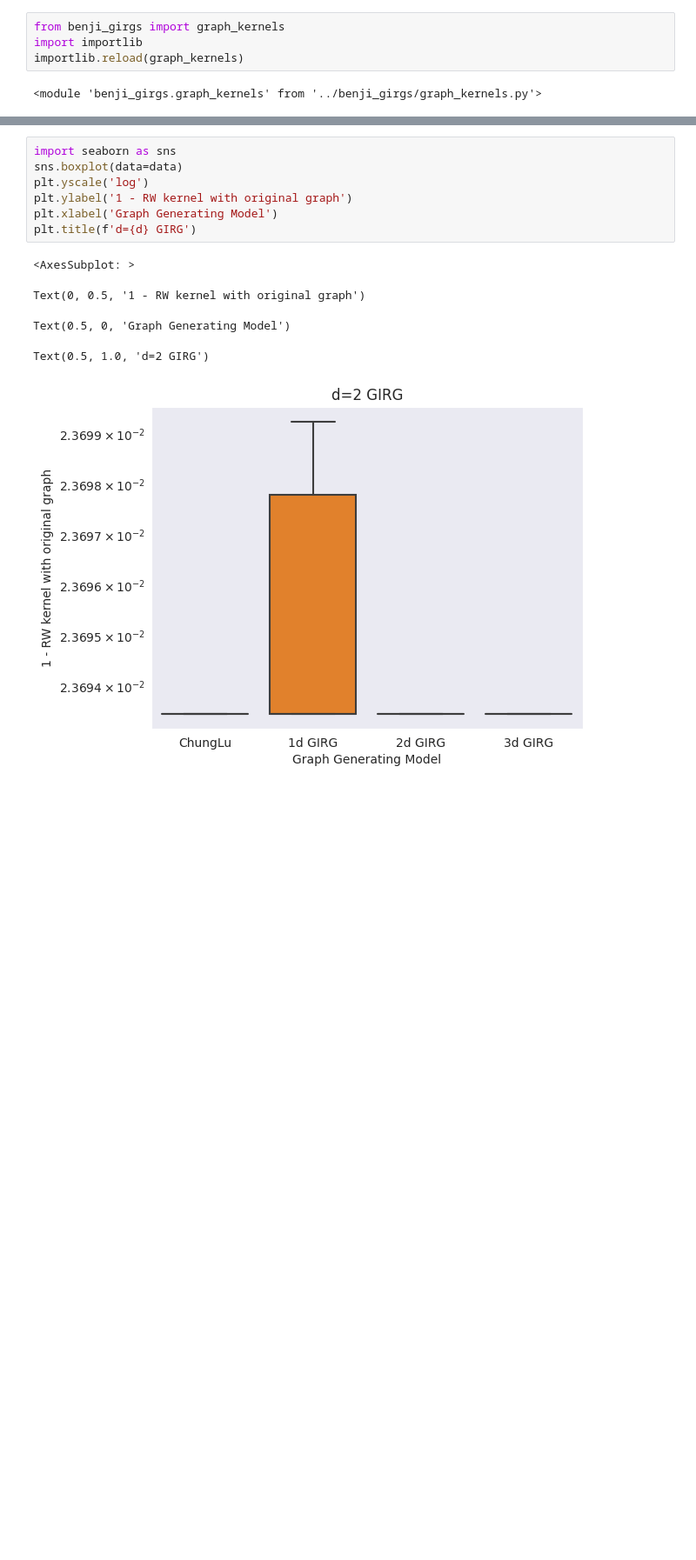
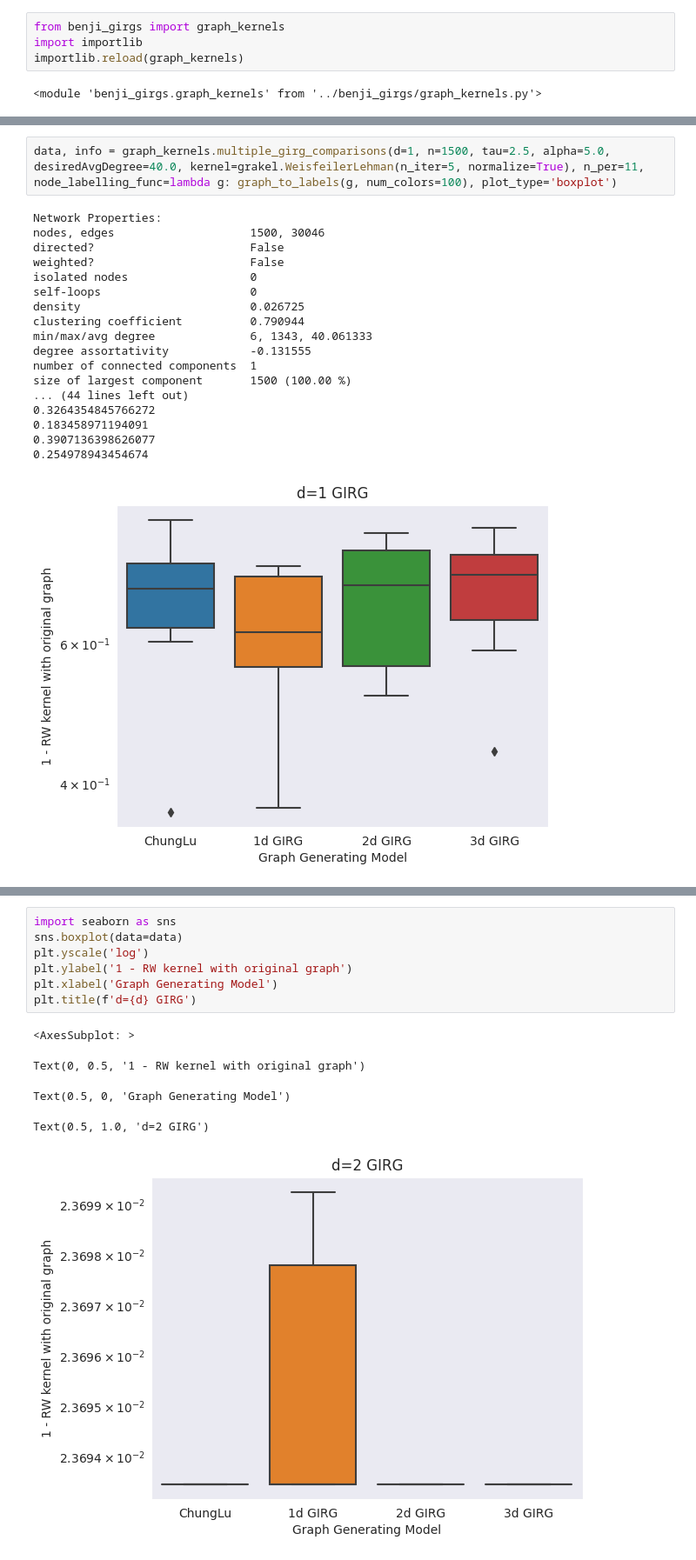
Before and after one commit to BenjiDayan/GIRGs, a Jupyter notebook: benji_src/notebooks/BIC8_graphkernels_speedier.ipynb, the cells around one changed output, grey strips where cells are left out. Shown at 87% size. Drawn from its saved outputs; the diff is of its cells as text; blank space fills up the shorter version.

```diff
--- a/benji_src/notebooks/BIC8_graphkernels_speedier.ipynb
+++ b/benji_src/notebooks/BIC8_graphkernels_speedier.ipynb
@@ -166 +139,22 @@ importlib.reload(graph_kernels)
+# %%
+data, info = graph_kernels.multiple_girg_comparisons(d=1, n=1500, tau=2.5, alpha=5.0, desiredAvgDegree=40.0, kernel=grakel.WeisfeilerLehman(n_iter=5, normalize=True), n_per=11, node_labelling_func=lambda g: graph_to_labels(g, num_colors=100), plot_type='boxplot')
+# %% [output]
+Network Properties:
+nodes, edges                    1500, 30046
+directed?                       False
+weighted?                       False
+isolated nodes                  0
+self-loops                      0
+density                         0.026725
+clustering coefficient          0.790944
+min/max/avg degree              6, 1343, 40.061333
+degree assortativity            -0.131555
+number of connected components  1
+size of largest component       1500 (100.00 %)
+... (44 lines left out)
+0.3264354845766272
+0.183458971194091
+0.3907136398626077
+0.254978943454674
+[figure, added]
 # %%
```
Also changed, not shown: parts of 41 cells of this notebook, 9 other files.
